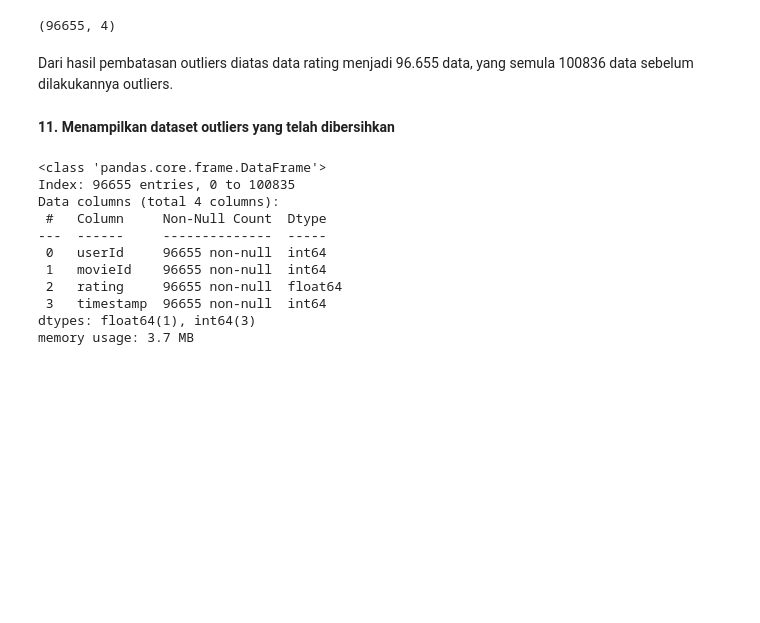
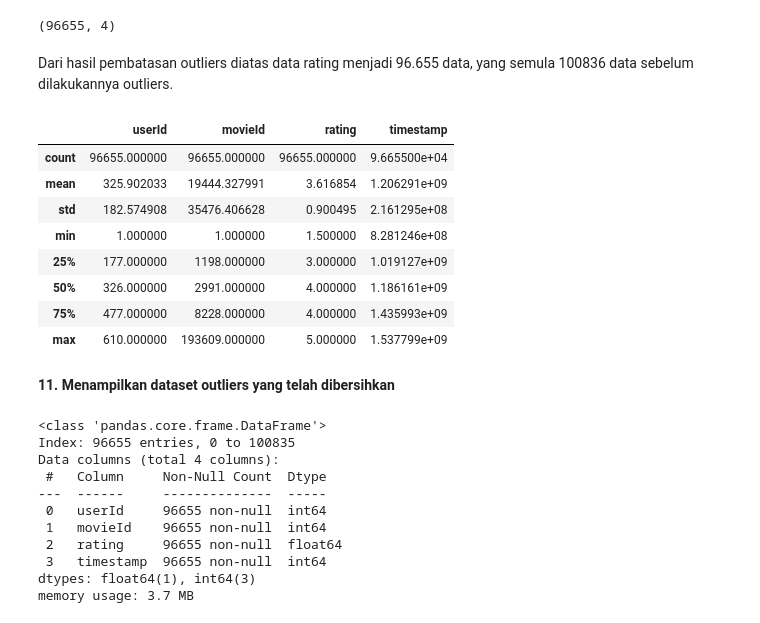
Before and after one commit to aflah201/Submission_MLT_Movie-Recommendation-System, a Jupyter notebook: Submission_Recommendation_System_Movie.ipynb, the cells around one changed output. Cells and saved outputs as stored; diff of their text form; code cells hidden in the pictures; blank space fills up the shorter version.

```diff
--- a/Submission_Recommendation_System_Movie.ipynb
+++ b/Submission_Recommendation_System_Movie.ipynb
@@ -308,6 +324,18 @@ ratings_df.shape
 (96655, 4)
 # %% [markdown]
 Dari hasil pembatasan outliers diatas data rating menjadi 96.655 data, yang semula 100836 data sebelum dilakukannya outliers.
+# %%
+ratings_df.describe()
+# %% [output]
+|  | userId | movieId | rating | timestamp |
+| count | 96655.000000 | 96655.000000 | 96655.000000 | 9.665500e+04 |
+| mean | 325.902033 | 19444.327991 | 3.616854 | 1.206291e+09 |
+| std | 182.574908 | 35476.406628 | 0.900495 | 2.161295e+08 |
+| min | 1.000000 | 1.000000 | 1.500000 | 8.281246e+08 |
+| 25% | 177.000000 | 1198.000000 | 3.000000 | 1.019127e+09 |
+| 50% | 326.000000 | 2991.000000 | 4.000000 | 1.186161e+09 |
+| 75% | 477.000000 | 8228.000000 | 4.000000 | 1.435993e+09 |
+| max | 610.000000 | 193609.000000 | 5.000000 | 1.537799e+09 |
 # %% [markdown]
 **11. Menampilkan dataset outliers yang telah dibersihkan**
 # %%
```
Also changed, not shown: parts of 21 cells of this notebook, 1 other file.
